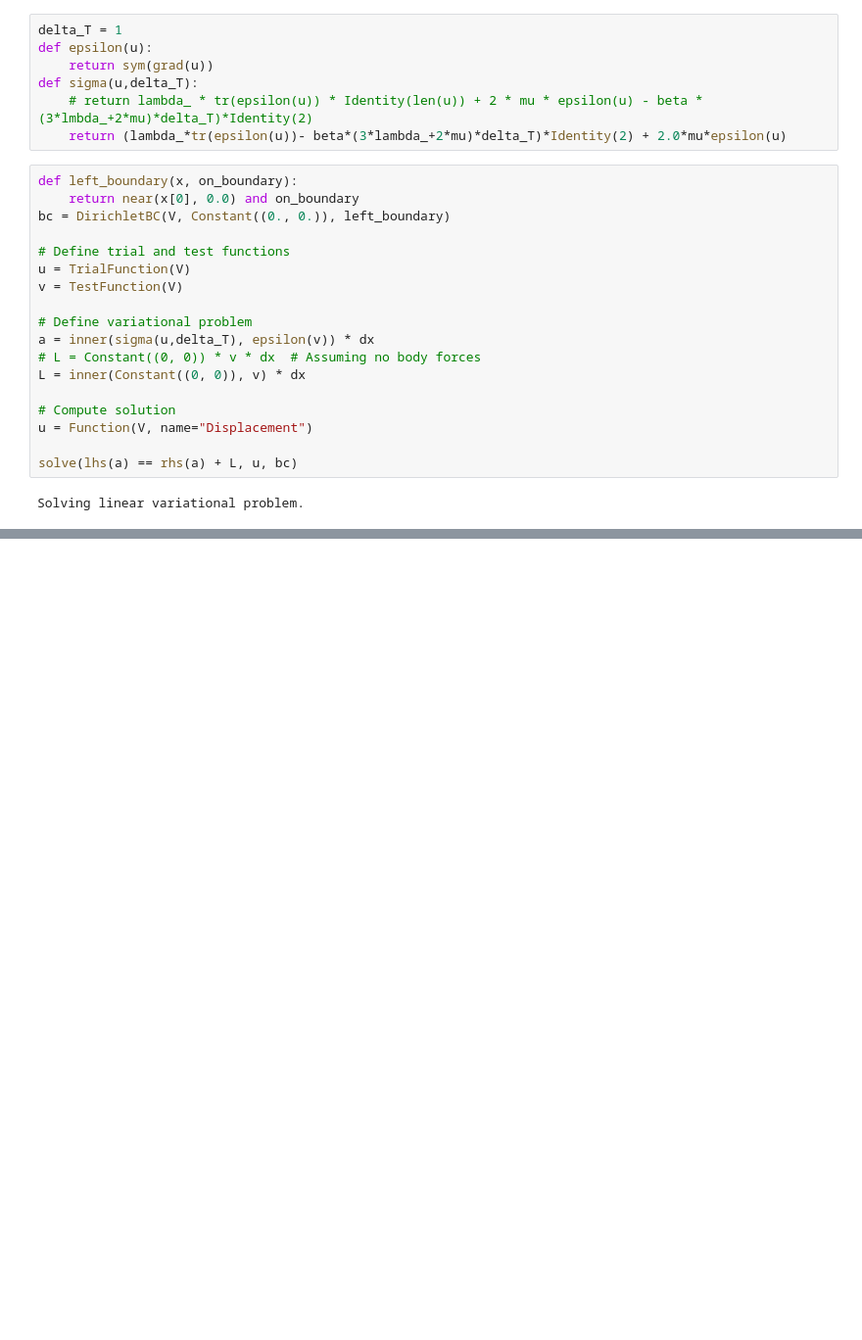
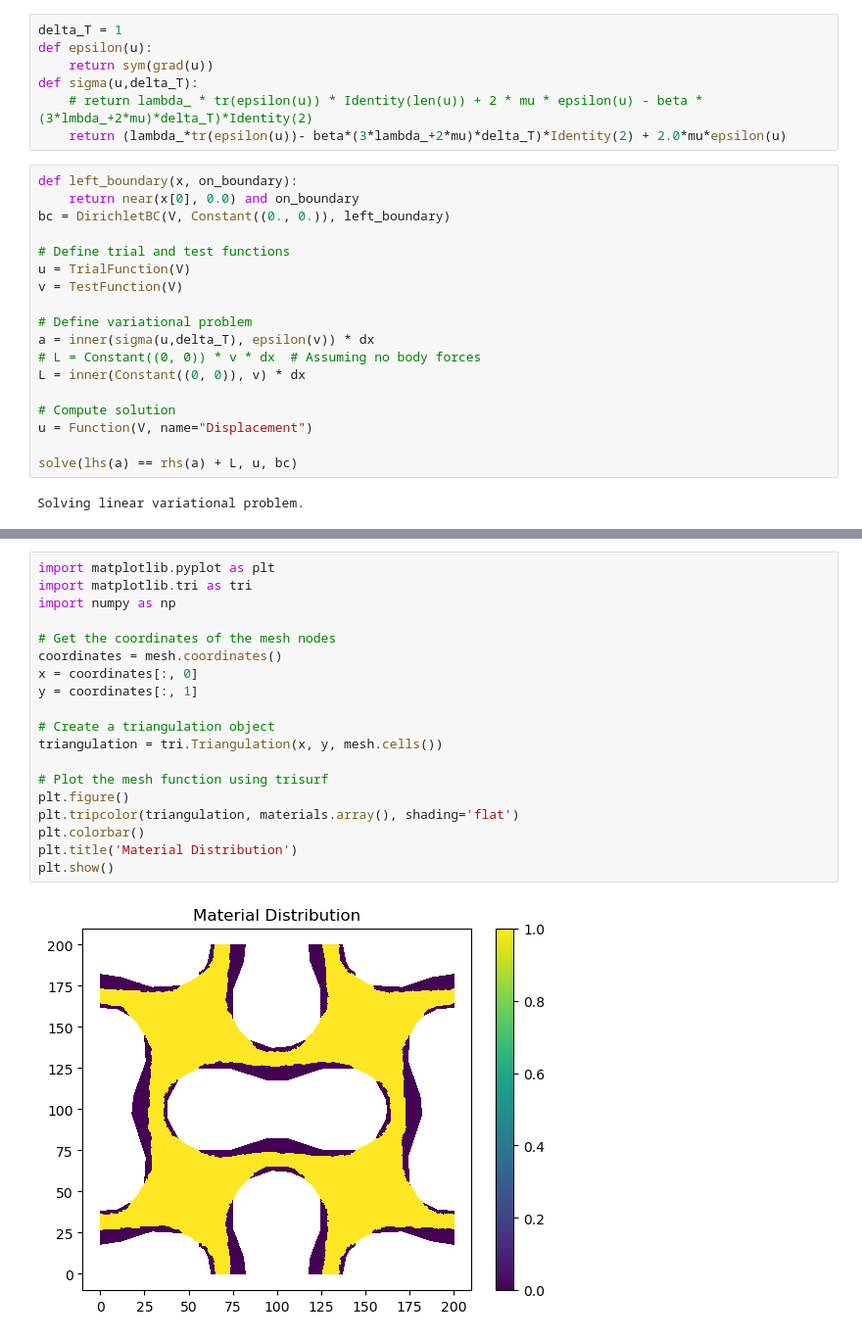
Before and after one commit to cchu92/im2mesh4fem, a Jupyter notebook: linear_thermo_elastic.ipynb, the cells around one changed output, grey strips where cells are left out. Shown at 98% size. Drawn from its saved outputs; the diff is of its cells as text; blank space fills up the shorter version.

```diff
--- a/linear_thermo_elastic.ipynb
+++ b/linear_thermo_elastic.ipynb
@@ -82,0 +85,21 @@ Object cannot be plotted directly, projecting to piecewise linears.
+# %%
+import matplotlib.pyplot as plt
+import matplotlib.tri as tri
+import numpy as np
+
+# Get the coordinates of the mesh nodes
+coordinates = mesh.coordinates()
+x = coordinates[:, 0]
+y = coordinates[:, 1]
+
+# Create a triangulation object
+triangulation = tri.Triangulation(x, y, mesh.cells())
+
+# Plot the mesh function using trisurf
+plt.figure()
+plt.tripcolor(triangulation, materials.array(), shading='flat')
+plt.colorbar()
+plt.title('Material Distribution')
+plt.show()
+# %% [output]
+[figure, added]
```
Also changed, not shown: parts of 7 cells of this notebook, 2 other files.
